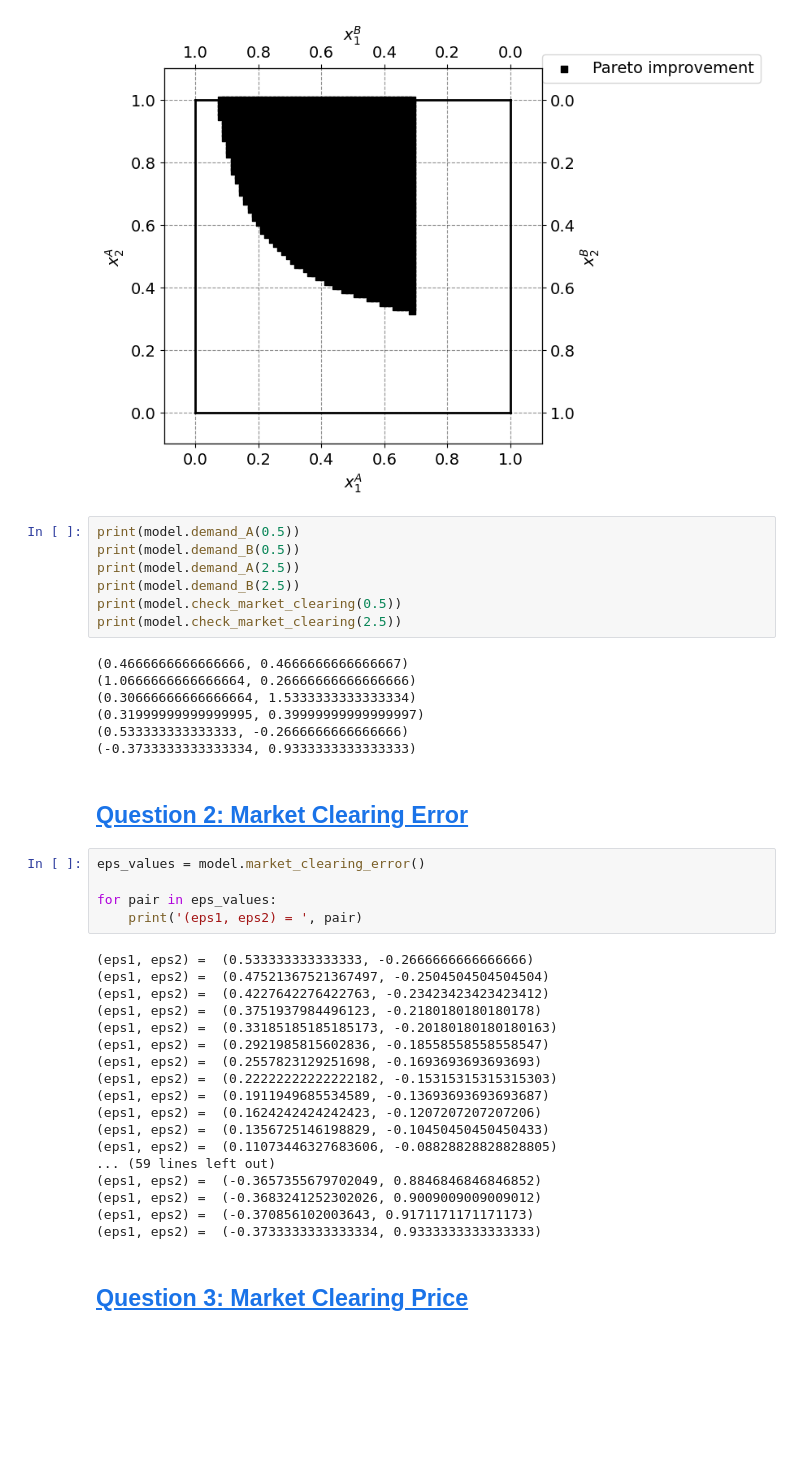
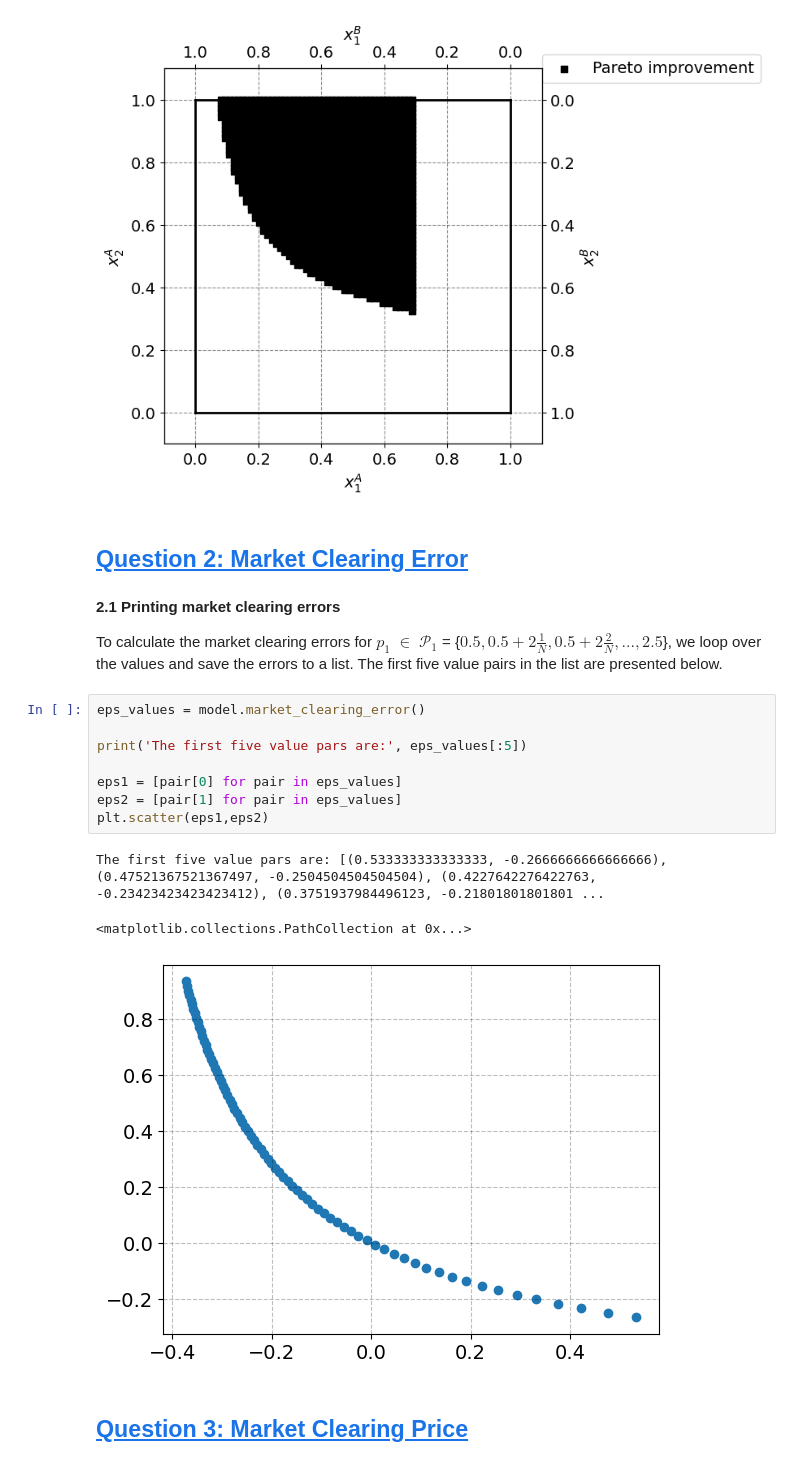
Before and after one commit to NumEconCopenhagen/Projects_2024_Emma-Anna-Oscar, a Jupyter notebook: inauguralproject/inauguralproject.ipynb, the cells around one changed output. Cells and saved outputs as stored; diff of their text form; blank space fills up the shorter version.

```diff
--- a/inauguralproject/inauguralproject.ipynb
+++ b/inauguralproject/inauguralproject.ipynb
@@ -119,45 +126,24 @@ ax_B.set_ylim([w2bar + 0.1, -0.1])
 ax_A.legend(frameon=True,loc='center right',bbox_to_anchor=(1.6,1.0));
 # %% [output]
 [figure]
-# %%
-print(model.demand_A(0.5))
-print(model.demand_B(0.5))
-print(model.demand_A(2.5))
-print(model.demand_B(2.5))
-print(model.check_market_clearing(0.5))
-print(model.check_market_clearing(2.5))
-# %% [output]
-(0.4666666666666666, 0.4666666666666667)
-(1.0666666666666664, 0.26666666666666666)
-(0.30666666666666664, 1.5333333333333334)
-(0.31999999999999995, 0.39999999999999997)
-(0.533333333333333, -0.2666666666666666)
-(-0.3733333333333334, 0.9333333333333333)
 # %% [markdown]
 ## <a id='toc2_'></a>[Question 2: Market Clearing Error](#toc2_)
-# %%
-eps_values = model.market_clearing_error()
-
-for pair in eps_values:
-    print('(eps1, eps2) = ', pair)
-# %% [output]
-(eps1, eps2) =  (0.533333333333333, -0.2666666666666666)
-(eps1, eps2) =  (0.47521367521367497, -0.2504504504504504)
-(eps1, eps2) =  (0.4227642276422763, -0.23423423423423412)
-(eps1, eps2) =  (0.3751937984496123, -0.2180180180180178)
-(eps1, eps2) =  (0.33185185185185173, -0.20180180180180163)
-(eps1, eps2) =  (0.2921985815602836, -0.18558558558558547)
-(eps1, eps2) =  (0.2557823129251698, -0.1693693693693693)
-(eps1, eps2) =  (0.22222222222222182, -0.15315315315315303)
-(eps1, eps2) =  (0.1911949685534589, -0.13693693693693687)
-(eps1, eps2) =  (0.1624242424242423, -0.1207207207207206)
-(eps1, eps2) =  (0.1356725146198829, -0.10450450450450433)
-(eps1, eps2) =  (0.11073446327683606, -0.08828828828828805)
-... (59 lines left out)
-(eps1, eps2) =  (-0.3657355679702049, 0.8846846846846852)
-(eps1, eps2) =  (-0.3683241252302026, 0.9009009009009012)
-(eps1, eps2) =  (-0.370856102003643, 0.9171171171171173)
-(eps1, eps2) =  (-0.3733333333333334, 0.9333333333333333)
+# %% [markdown]
+**2.1 Printing market clearing errors**
+
+To calculate the market clearing errors for $p_1$ $\in$ $\mathcal{P}_1$ = {$0.5, 0.5+2\frac{1}{N},0.5+2\frac{2}{N},...,2.5$}, we loop over the values and save the errors to a list. The first five value pairs in the list are presented below.
+# %%
+eps_values = model.market_clearing_error()
+
+print('The first five value pars are:', eps_values[:5])
+
+eps1 = [pair[0] for pair in eps_values]
+eps2 = [pair[1] for pair in eps_values]
+plt.scatter(eps1,eps2)
+# %% [output]
+The first five value pars are: [(0.533333333333333, -0.2666666666666666), (0.47521367521367497, -0.2504504504504504), (0.4227642276422763, -0.23423423423423412), (0.3751937984496123, -0.21801801801801 ...
+<matplotlib.collections.PathCollection at 0x...>
+[figure, added]
 # %% [markdown]
 ## <a id='toc3_'></a>[Question 3: Market Clearing Price](#toc3_)
 # %% [markdown]
```
Also changed, not shown: parts of 2 cells of this notebook, 1 other file.
